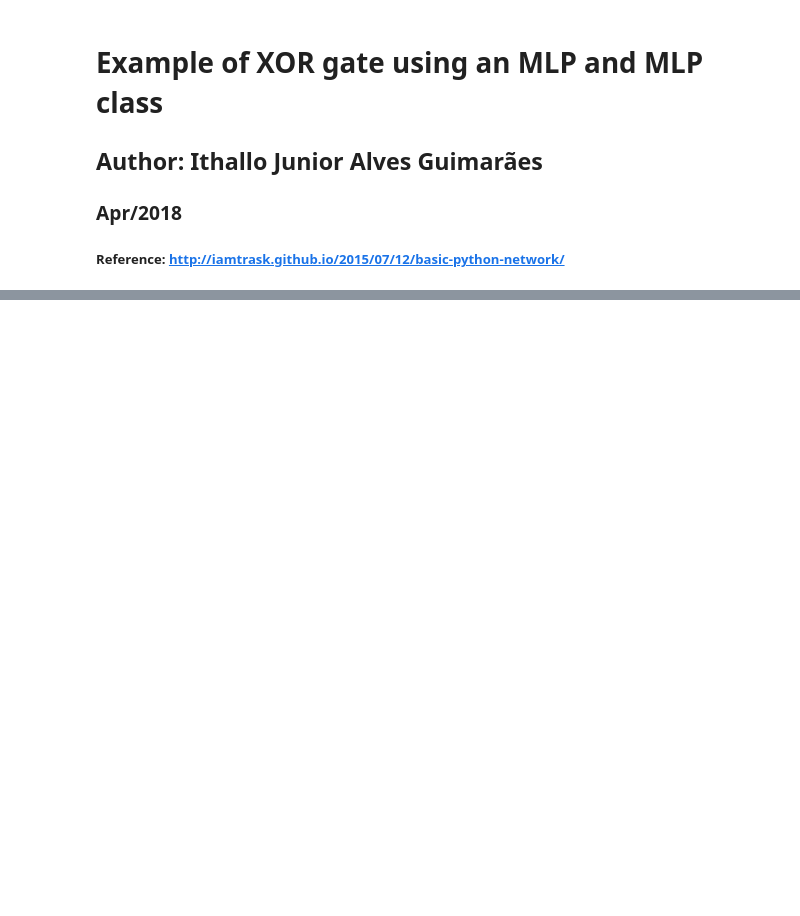
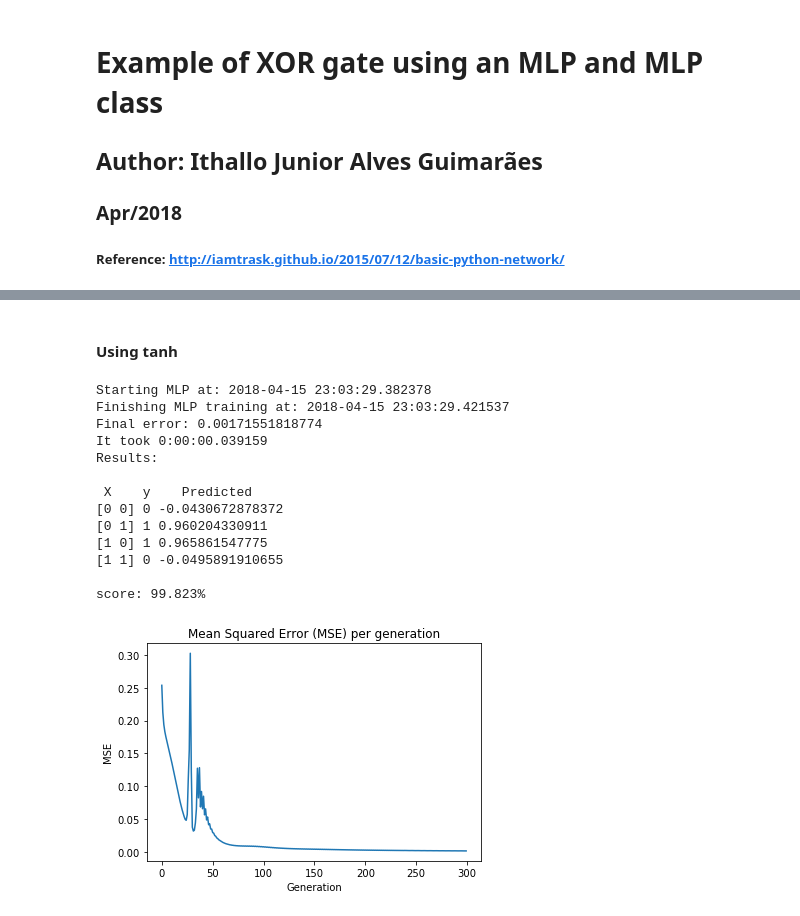
Before and after one commit to ithallojunior/sistemas_inteligentes1, a Jupyter notebook: XOR/xor.ipynb, the cells around one changed output, grey strips where cells are left out. Saved outputs shown, nothing was run; the diff lists cells and outputs as text; code cells hidden in the pictures; blank space fills up the shorter version.

Commit message:
adding tanh activation function

```diff
--- a/XOR/xor.ipynb
+++ b/XOR/xor.ipynb
@@ -11,9 +11,10 @@ import numpy as np
 import datetime
 # %%
 class mlp():
-    def __init__(self, hidden_layer_size=3, alpha=0.1, max_iter=1000, bias=True,
+    def __init__(self, hidden_layer_size=3, activation="sigmoid", alpha=0.1, max_iter=1000, bias=True,
                  tol=1e-10, seed=None, keep_error_list=True, warm_start=False, coefs=None):
         self.hidden_layer_size = hidden_layer_size
+        self.activation = activation
         self.alpha = alpha
         self.max_iter = max_iter
         self.bias = bias
@@ -27,11 +28,17 @@ class mlp():
         self.X = np.array([[0, 0],[0, 1], [1, 0], [1, 1]])
         self.y = np.array([0, 1, 1, 0])
 
-    # sigmoid function
+    # activaton function
     def _function(self, X, deriv=False):
-        if(deriv==True):
-            return X*(1-X)
-        return 1./(1 + np.exp(-X))
+        if self.activation=="tanh":
+            if(deriv==True):
+                return 1. - np.square(X)
+            else: return np.tanh(X)
+        elif self.activation=="sigmoid":
+            if(deriv==True):
+                return X * (1 - X )
+            else:  return 1./(1+np.exp( -X ))
+
 
     # corrects the  shape of y
     def _y_shape_corrector(self, y):
@@ -194,0 +206,20 @@ score: 99.906%
+# %% [markdown]
+#### Using tanh
+# %%
+clf = mlp(seed=1, activation="tanh", max_iter=300, hidden_layer_size=4, alpha=.4)
+%time clf.example_run()
+# %% [output]
+Starting MLP at: 2018-04-15 23:03:29.382378
+Finishing MLP training at: 2018-04-15 23:03:29.421537
+Final error: 0.00171551818774
+It took 0:00:00.039159
+Results:
+
+ X    y    Predicted
+[0 0] 0 -0.0430672878372
+[0 1] 1 0.960204330911
+[1 0] 1 0.965861547775
+[1 1] 0 -0.0495891910655
+
+score: 99.823%
+[figure, added]
```
Also changed, not shown: parts of 5 cells of this notebook, 4 other files.
